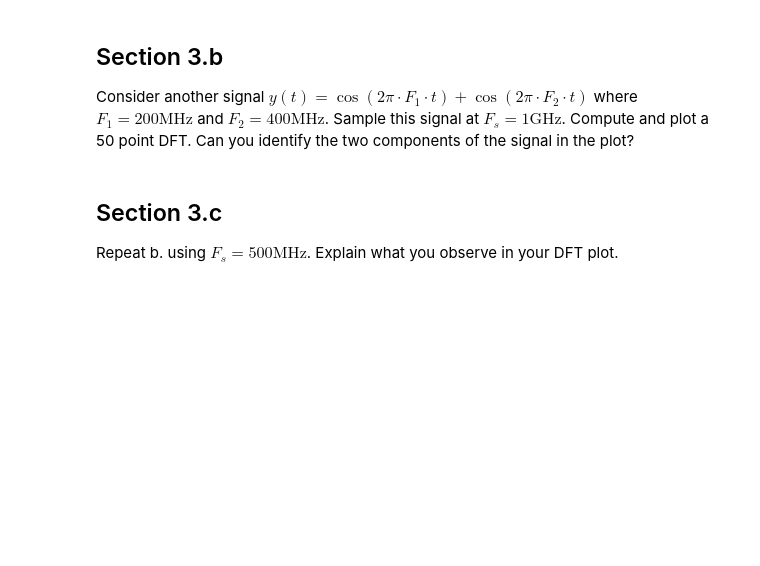
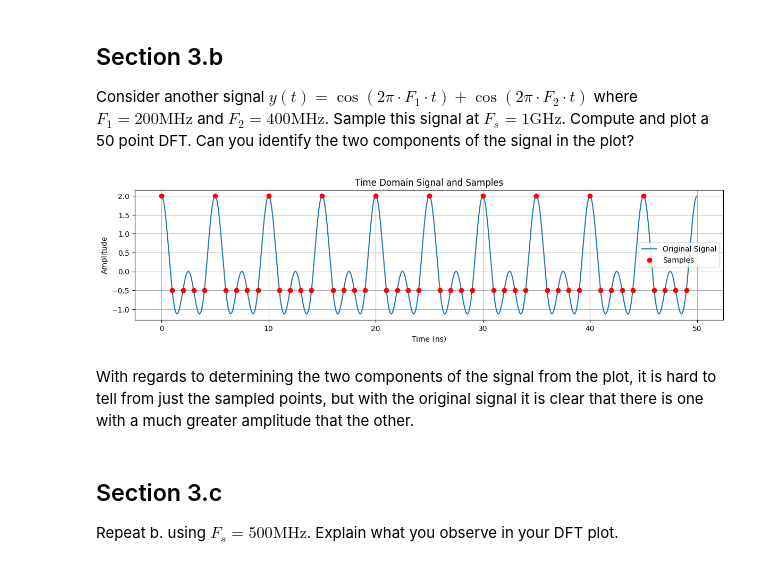
Before and after one commit to Sam-Bieberich/489, a Jupyter notebook: lab1.ipynb, the cells around one changed output. Saved outputs shown, nothing was run; the diff lists cells and outputs as text; code cells hidden in the pictures; blank space fills up the shorter version.

```diff
--- a/lab1.ipynb
+++ b/lab1.ipynb
@@ -471,6 +524,39 @@ Consider the signal $x(t) = \cos(2\pi\cdot F\cdot t)$ where $F = 2\text{MHz}$. S
 ## Section 3.b
 
 Consider another signal $y(t) = \cos(2\pi\cdot F_1 \cdot t) + \cos(2\pi\cdot F_2 \cdot t)$ where $F_1 = 200\text{MHz}$ and $F_2 = 400\text{MHz}$. Sample this signal at $F_s = 1\text{GHz}$. Compute and plot a 50 point DFT. Can you identify the two components of the signal in the plot?
+# %%
+F1 = 200e6
+F2 = 400e6
+Fs = 1e9
+N = 50
+
+T = N / Fs
+t = np.linspace(0, T, 1000, endpoint=False)
+y_continuous = np.cos(2 * np.pi * F1 * t) + np.cos(2 * np.pi * F2 * t)
+
+Ts = 1 / Fs
+t_sampled = np.arange(0, T, Ts)
+y_sampled = np.cos(2 * np.pi * F1 * t_sampled) + np.cos(2 * np.pi * F2 * t_sampled)
+
+Y = fft(y_sampled, N)
+frequencies = fftfreq(N, Ts)
+
+plt.figure(figsize=(12, 6))
+
+plt.subplot(2, 1, 1)
+plt.plot(t * 1e9, y_continuous, label='Original Signal')
+plt.plot(t_sampled * 1e9, y_sampled, 'ro', label='Samples')
+plt.xlabel("Time (ns)")
+plt.ylabel("Amplitude")
+plt.title("Time Domain Signal and Samples")
+plt.legend()
+plt.grid()
+plt.tight_layout()
+plt.show()
+# %% [output]
+[figure, added]
+# %% [markdown]
+With regards to determining the two components of the signal from the plot, it is hard to tell from just the sampled points, but with the original signal it is clear that there is one with a much greater amplitude that the other.
 # %% [markdown]
 ## Section 3.c
 
```
Also changed, not shown: parts of 7 cells of this notebook, 1 other file.
